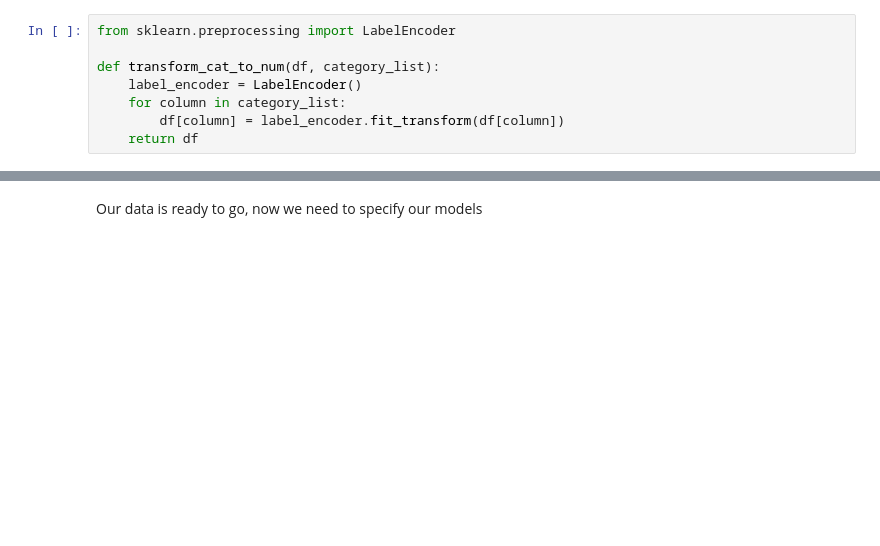
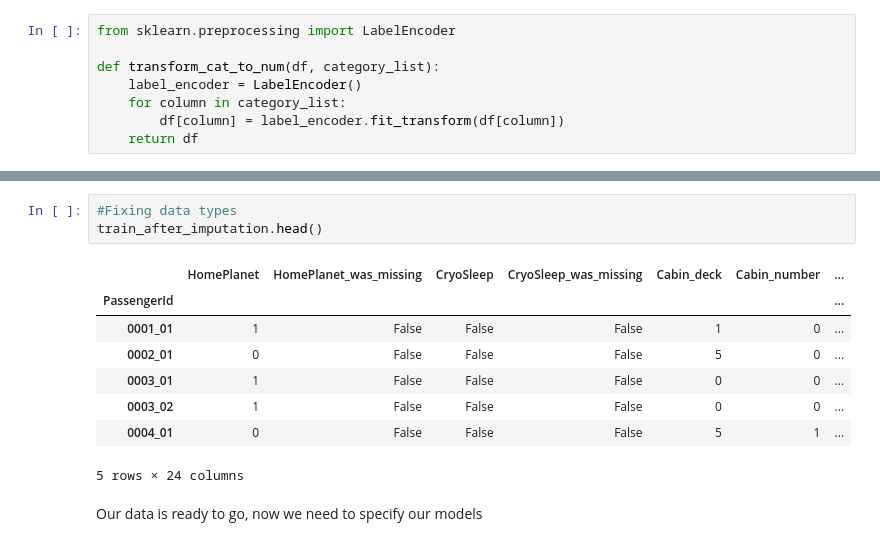
Before and after one commit to filip-kobus/spaceship-titanic-kaggle, a Jupyter notebook: notebook.ipynb, the cells around one changed output, grey strips where cells are left out. Saved outputs shown, nothing was run; the diff lists cells and outputs as text; blank space fills up the shorter version.

```diff
--- a/notebook.ipynb
+++ b/notebook.ipynb
@@ -488,3 +507,15 @@ See the caveats in the documentation: https://pandas.pydata.org/pandas-docs/stab
+# %%
+#Fixing data types
+train_after_imputation.head()
+# %% [output]
+|  | HomePlanet | HomePlanet_was_missing | CryoSleep | CryoSleep_was_missing | Cabin_deck | Cabin_number | ... |
+| PassengerId |  |  |  |  |  |  | ... |
+| 0001_01 | 1 | False | False | False | 1 | 0 | ... |
+| 0002_01 | 0 | False | False | False | 5 | 0 | ... |
+| 0003_01 | 1 | False | False | False | 0 | 0 | ... |
+| 0003_02 | 1 | False | False | False | 0 | 0 | ... |
+| 0004_01 | 0 | False | False | False | 5 | 1 | ... |
+5 rows × 24 columns
 # %% [markdown]
 Our data is ready to go, now we need to specify our models
 # %% [markdown]
```
Also changed, not shown: parts of 16 cells of this notebook, 1 other file.
